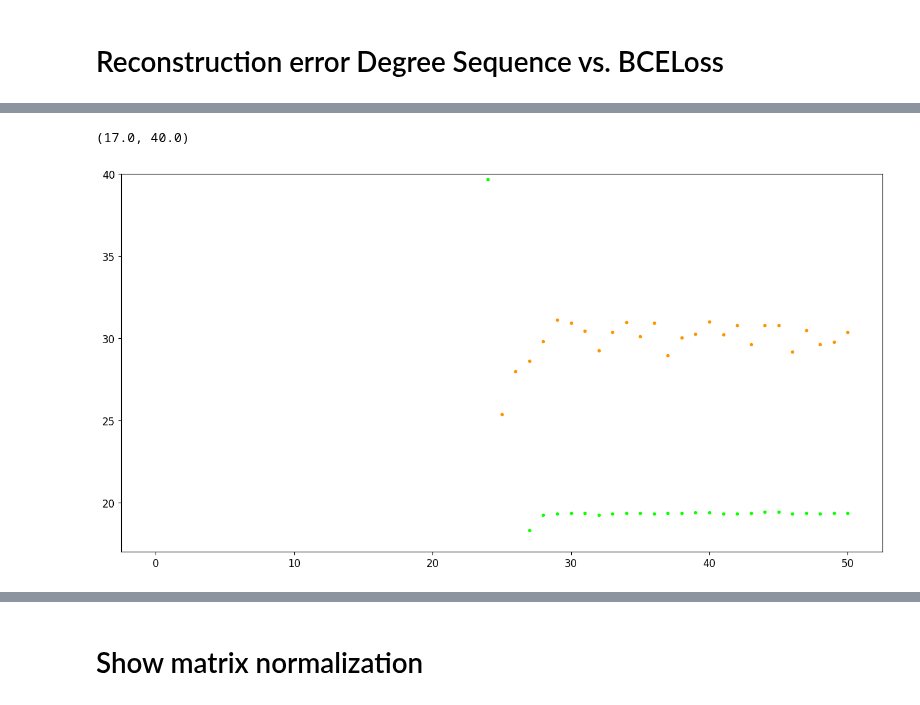
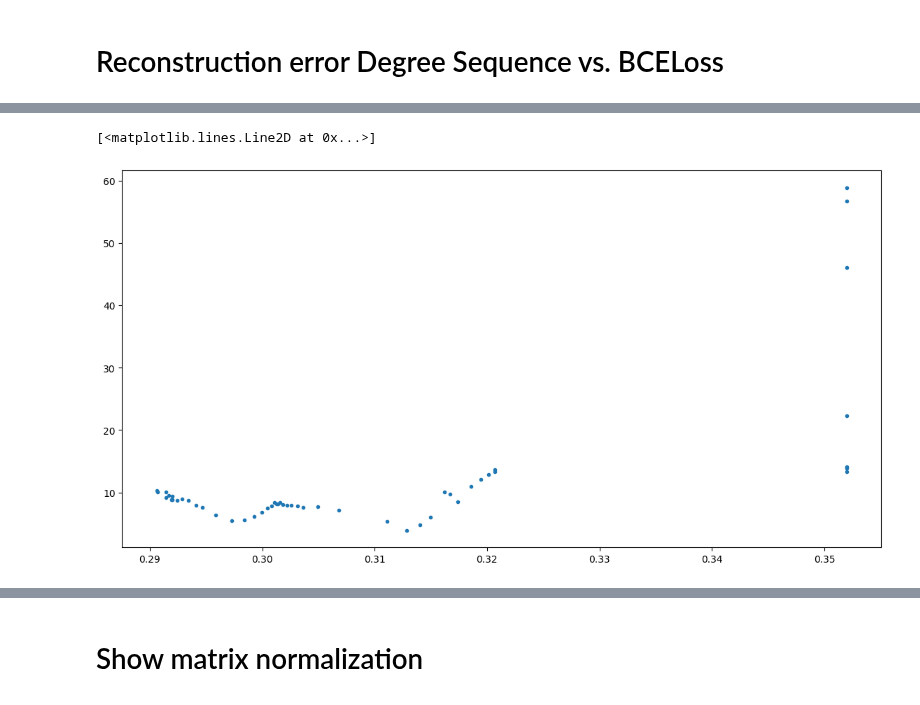
Before and after one commit to dandarm/Embednet, a Jupyter notebook: Pod_Autoencoder.ipynb, the cells around one changed output, grey strips where cells are left out. Saved outputs shown, nothing was run; the diff lists cells and outputs as text; code cells hidden in the pictures.

```diff
--- a/Pod_Autoencoder.ipynb
+++ b/Pod_Autoencoder.ipynb
@@ -83,6 +83,7 @@ import os
 import itertools
 from pathlib import Path
 import pickle
+import yaml
 import numpy as np
 import matplotlib.pyplot as plt
 from matplotlib.figure import Figure
@@ -110,7 +111,9 @@ from plot_funcs import (plot_dim1, plot_dimN, plot_correlation_error, plot_metri
                         plot_graph_emb_1D, plot_graph_emb_nD, plot_data_degree_sequence, plot_corr_epoch, plot_ripetizioni_stesso_trial,
                         plot_onlyloss_ripetizioni_stesso_trial,plot_onlyloss_ripetizioni_stesso_trial_superimposed, Data2Plot, plot_weights_multiple_hist)
 from plt_parameters import init_params, get_colors_to_cycle_rainbow8, get_colors_to_cycle_rainbowN
-init_params()
+#init_params()
+plt.rc('figure', figsize=(14,7))
+
 from plot_model import plot_model
 from utils_embednet import array_wo_outliers, plot_grafo, plot_grafo2
 from Inspect import Inspect
@@ -1098,11 +1085,15 @@ calc_loss_input_datset(gg.dataset.dataset_list)
 # Reconstruction error Degree Sequence vs. BCELoss
 # %%
 %matplotlib inline
+from grid_automate import get_diff_deg_seq_vs_loss
 
-base_path = Path("output_plots/autoencoder/8/")
-path = base_path / "CM__[-25]_Classi1_nodi300_grafiX30___#__AE_CM______§1-4-2§_________ELU+RELU__grphnorm__-xavier_normal__UNnorm_adj_#__lr0000200005_ADAMW_BCELoss"
+base_path = Path("output_plots/autoencoder/81/")
+#path = base_path / "ER__[01]_Classi1_nodi200_grafiX20___#__AE_CM______§1-128-64-64-32§__ELU+RELU__grphnorm__-xavier_normal___#__lr0000101_ADAMW_BCELoss"
+#path = base_path / "ER__[01]_Classi1_nodi200_grafiX50___#__AE_CM______§1-128-64-64-32§__ELU+RELU__grphnorm__-xavier_normal___#__lr0000101_ADAMW_BCELoss"
 
-config_class, diz_trials = get_diz_trials(path / "config.yml")
-trainer = Trainer(config_class, rootsave=Path(base_path))
+#path = base_path / "ER__[005]_Classi1_nodi200_grafiX20___#__AE_CM______§1-128-64-64-32§__ELU+RELU__grphnorm__-xavier_normal__UNnorm_adj_#__lr75000055e-05_ADAMW_BCELoss"
+
+#config_class, diz_trials = get_diz_trials(path / "config.yml")
+#trainer = Trainer(config_class, rootsave=Path(base_path))
 # %%
 training_folders = [x[0] if os.path.isdir(x[0]) else None for x in os.walk(base_path)][1:]
@@ -1145,12 +1176,16 @@ corresponding_loss_test, diff_deg_seq_test, corresponding_loss_train, diff_deg_s
+# %%
+path = base_path / "ER__[01]_Classi1_nodi50__grafiX10___#__AE_CM______§1-16-16-16-16-16§__ELU+RELU__grphnorm__-xavier_normal___#__lr0000101_ADAMW_BCELoss"
+
+corresponding_loss_test, diff_deg_seq_test, corresponding_loss_train, diff_deg_seq_train, ref_loss = get_diff_deg_seq_vs_loss(path)
 # %%
-plt.plot(corresponding_loss_test)
-plt.plot(corresponding_loss_train)
-plt.plot(diff_deg_seq_test,'.')
-plt.plot(diff_deg_seq_train,'.')
-plt.ylim(17,40)
+plt.plot(corresponding_loss_test, diff_deg_seq_test, '.')
+#plt.plot(corresponding_loss_train)
+#plt.plot(diff_deg_seq_test,'.')
+#plt.plot(diff_deg_seq_train,'.')
+#plt.ylim(17,40)
 # %% [output]
-(17.0, 40.0)
+[<matplotlib.lines.Line2D at 0x...>]
-[figure, old version]
+[figure, new version]
 # %%
 plt.plot(corresponding_loss_test, diff_deg_seq_test, '.', label='test')
 plt.plot(corresponding_loss_train, diff_deg_seq_train, '.', label='train')
```
Also changed, not shown: parts of 19 cells of this notebook, 15 other files.
